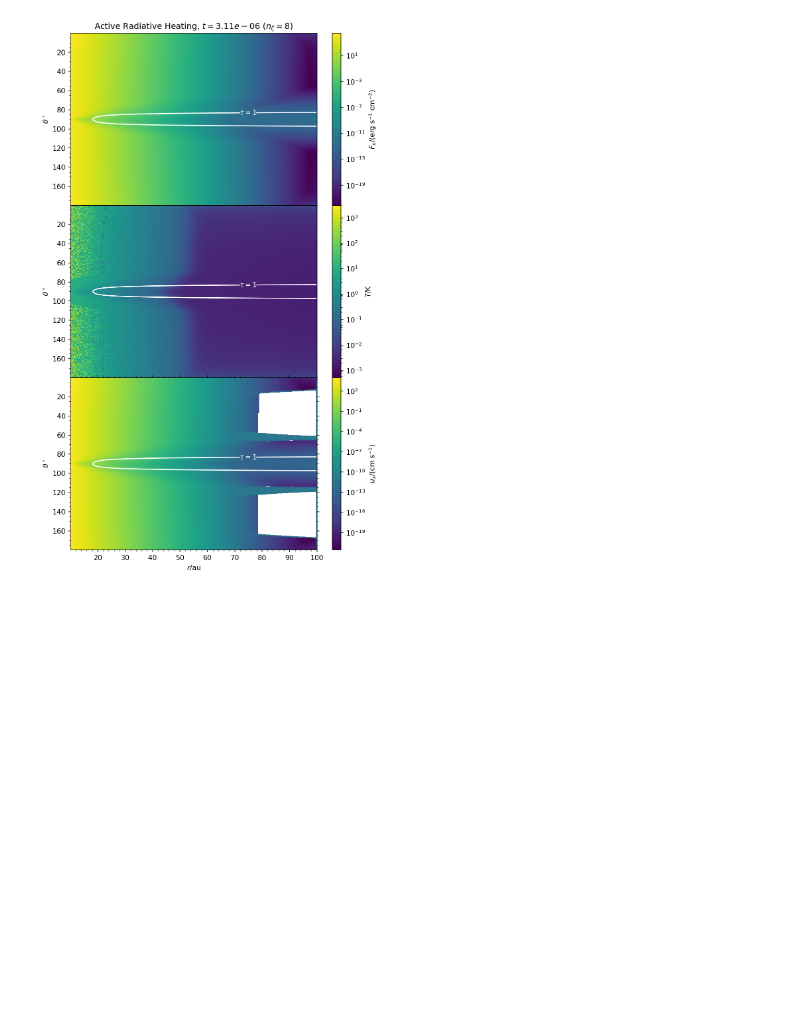
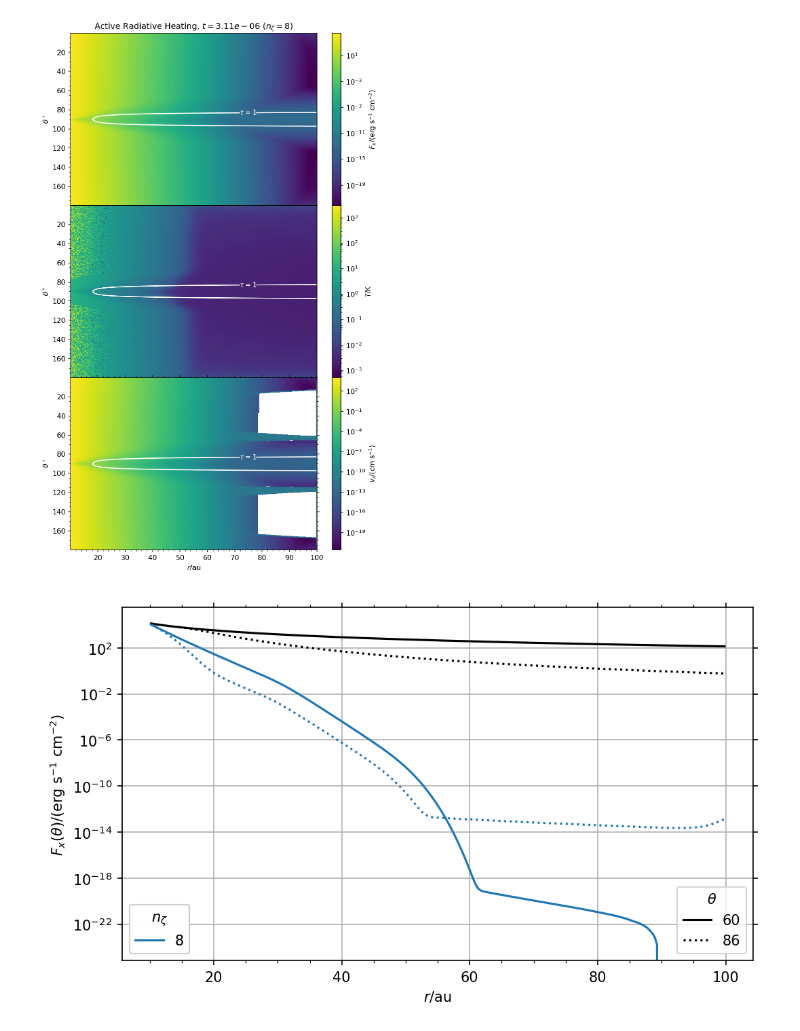
Before and after one commit to sabaronett/rad-hydro, a Jupyter notebook: athena/dev/const_opac/ConstantOpacity_Athena++.ipynb, the cells around one changed output. Cells and saved outputs as stored; diff of their text form; code cells hidden in the pictures; blank space fills up the shorter version.

```diff
--- a/athena/dev/const_opac/ConstantOpacity_Athena++.ipynb
+++ b/athena/dev/const_opac/ConstantOpacity_Athena++.ipynb
@@ -359,9 +373,9 @@ for z, nzeta in enumerate(nzetas):
 
     axs[0].semilogx(hst['time'], hst['Er'])
     axs[1].semilogx(hst['time'], T)
-    axs[2].semilogx(hst['time'], hst['1-mom']/mass, label=r'$u_r$')
-    axs[2].semilogx(hst['time'], hst['2-mom']/mass, label=r'$u_\theta$')
-    axs[2].semilogx(hst['time'], hst['3-mom']/mass, label=r'$u_\phi$')
+    axs[2].semilogx(hst['time'], hst['1-mom']/mass, label=r'$v_r$')
+    axs[2].semilogx(hst['time'], hst['2-mom']/mass, label=r'$v_\theta$')
+    axs[2].semilogx(hst['time'], hst['3-mom']/mass, label=r'$v_\phi$')
 
 # Format (sub)plots
 for ax in axs:
@@ -373,7 +387,7 @@ axs[0].set(ylabel=r'$E_\mathrm{r}/(k_\mathrm{B}$K$^4$)',
            title=f'Active Radiative Heating ($n_\zeta = {nzeta}$)')
 axs[1].set(ylabel=r'$T_\mathrm{tot}/$K')
 axs[2].legend()
-axs[2].set(ylabel=r'$u_\mathrm{tot}/$(cm s$^{-1}$)', xlabel='$t/t_0$')
+axs[2].set(ylabel=r'$v_\mathrm{tot}/$(cm s$^{-1}$)', xlabel='$t/t_0$')
 # plt.subplots_adjust(hspace=0)
 # plt.savefig(f'NAME.jpg', bbox_inches='tight', pad_inches=0.01)
 # %% [output]
@@ -455,8 +473,8 @@ import numpy as np
 au = 1.495978707e13 # [cm]
 rad2deg = 180/np.pi
 
-problem_id = 'single_ray_tracing'
-nzetas = [8, 16, 32, 64, 128, 256, 512, 1024]
+problem_id = 'const_opac'
+nzetas = [8]
 colors = ['tab:blue', 'tab:orange', 'tab:green', 'tab:red', 'tab:purple',
           'tab:brown', 'tab:pink', 'tab:gray', 'tab:olive', 'tab:cyan']
 theta_degs = [60, 86]#, 90]
@@ -475,34 +493,36 @@ for z, nzeta in enumerate(nzetas):
     path = f'nzeta{nzeta}'
     athinput = athena_read.athinput(f'{path}/athinput.{problem_id}')
     length_unit = athinput['radiation']['length_unit']
     L_au = length_unit/au
     dtheta = (athinput['mesh']['x2max'] - athinput['mesh']['x2min'])\
             /athinput['mesh']['nx2']
     athdf = athena_read.athdf(f'{path}/athdf/{problem_id}.out1.00001.athdf')
     Fr1 = athdf['Fr1'][0]
 
     for th, theta_deg in enumerate(theta_degs):
         j = int(theta_deg/rad2deg/dtheta)
         ax.plot(athdf['x1v']*L_au, Fr1[j, :], ls=lss[th], color=colors[z])
 
         if z == 0:
             ls_thetas.append(ax.plot([], [], color='black', label=theta_deg, ls=lss[th])[0])
 
     # Plot ghost points for colorless line style and add legends
     ls_nzetas.append(ax.plot([], [], color=colors[z], label=nzeta)[0])
 
-ls_legend = plt.legend(title=r'$\theta$', handles=ls_thetas, loc='upper right')
+ls_legend = plt.legend(title=r'$\theta$', handles=ls_thetas, loc='lower right')
 color_legend = plt.legend(title=r'$n_\zeta$', handles=ls_nzetas, loc='lower left')
 ax.add_artist(ls_legend)
 ax.add_artist(color_legend)
 
 # Format (sub)plots
 ax.grid()
 ax.minorticks_on()
 ax.set(xlabel='$r$/au', yscale='log', #ylim=(2e-4, 2e4),
        ylabel=r'$F_x(\theta)/($erg s$^{-1}$ cm$^{-2}$)')
 ax.tick_params(axis='both', which='both', top=True, right=True)
 # plt.savefig('figs/frame.jpg', bbox_inches='tight')
+# %% [output]
+[figure, added]
 # %%
 #===============================================================================
 import sys
```
Also changed, not shown: parts of 17 cells of this notebook.
